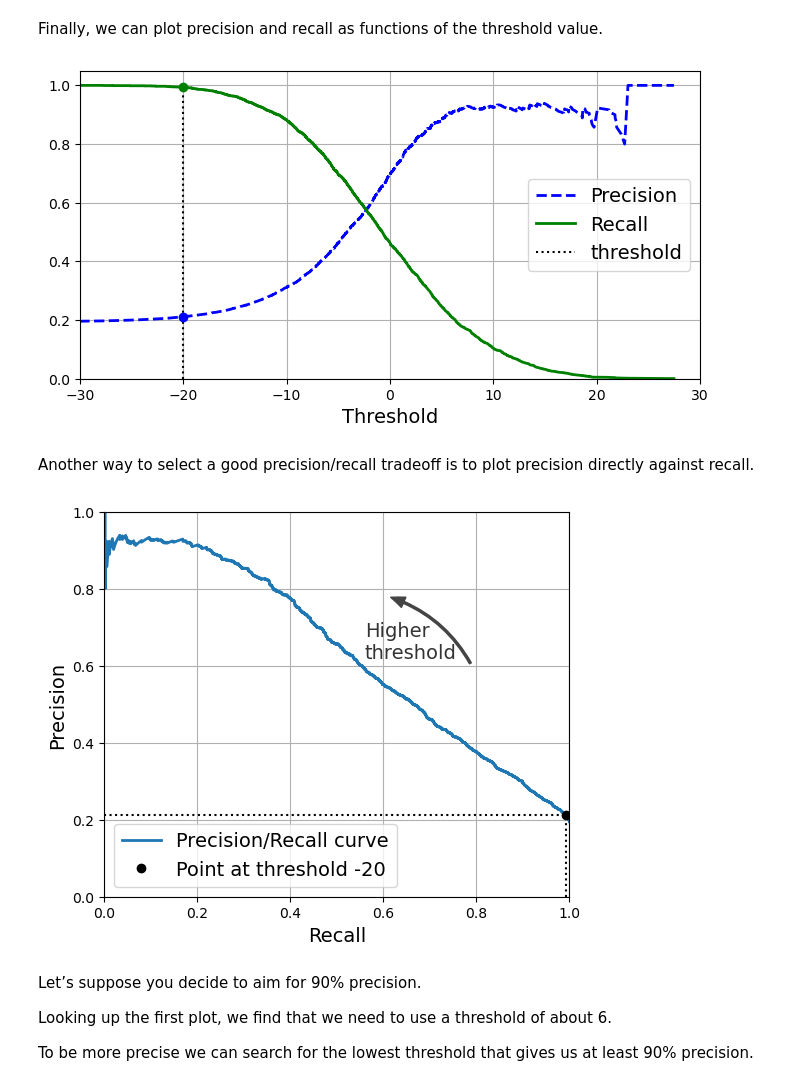
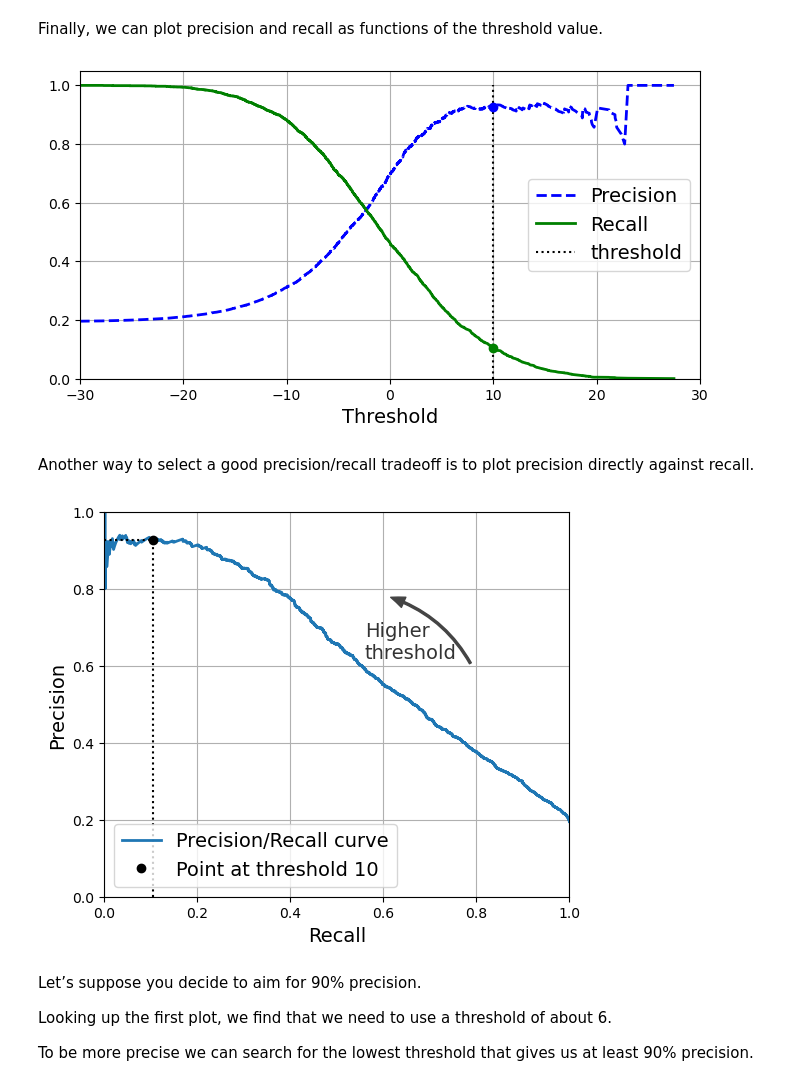
Before and after one commit to bmandracchia/ML4BD, a Jupyter notebook: _sources/chapters/04_classifiers.ipynb, the cells around one changed output. Saved outputs shown, nothing was run; the diff lists cells and outputs as text; code cells hidden in the pictures.

```diff
--- a/_sources/chapters/04_classifiers.ipynb
+++ b/_sources/chapters/04_classifiers.ipynb
@@ -663,5 +663,5 @@ We can see that if we change the threshold, the recall changes
 # %%
-threshold = -20
+threshold = 10
 y_some_image_pred = (y_scores > threshold)
 y_some_image_pred
 # %% [output]
@@ -719,36 +719,36 @@ plt.xlabel("Threshold")
 plt.legend(loc="center right")
 plt.show()
 # %% [output]
-[figure, old version]
+[figure, new version]
 # %% [markdown]
 Another way to select a good precision/recall tradeoff is to plot precision directly
 against recall.
 # %%
 import matplotlib.patches as patches  # extra code – for the curved arrow
 
 plt.figure(figsize=(6, 5))  # extra code – not needed, just formatting
 
 plt.plot(recalls, precisions, linewidth=2, label="Precision/Recall curve")
 
 # extra code – just beautifies and saves Figure 3–6
 plt.plot([recalls[idx], recalls[idx]], [0., precisions[idx]], "k:")
 plt.plot([0.0, recalls[idx]], [precisions[idx], precisions[idx]], "k:")
 plt.plot([recalls[idx]], [precisions[idx]], "ko",
-         label="Point at threshold -20")
+         label="Point at threshold 10")
 plt.gca().add_patch(patches.FancyArrowPatch(
     (0.79, 0.60), (0.61, 0.78),
     connectionstyle="arc3,rad=.2",
     arrowstyle="Simple, tail_width=1.5, head_width=8, head_length=10",
     color="#444444"))
 plt.text(0.56, 0.62, "Higher\nthreshold", color="#333333")
 plt.xlabel("Recall")
 plt.ylabel("Precision")
 plt.axis([0, 1, 0, 1])
 plt.grid()
 plt.legend(loc="lower left")
 plt.show()
 # %% [output]
-[figure, old version]
+[figure, new version]
 # %% [markdown]
 Let’s suppose you decide to aim for 90% precision.
 
```
Also changed, not shown: parts of 7 cells of this notebook, 6 other files.
